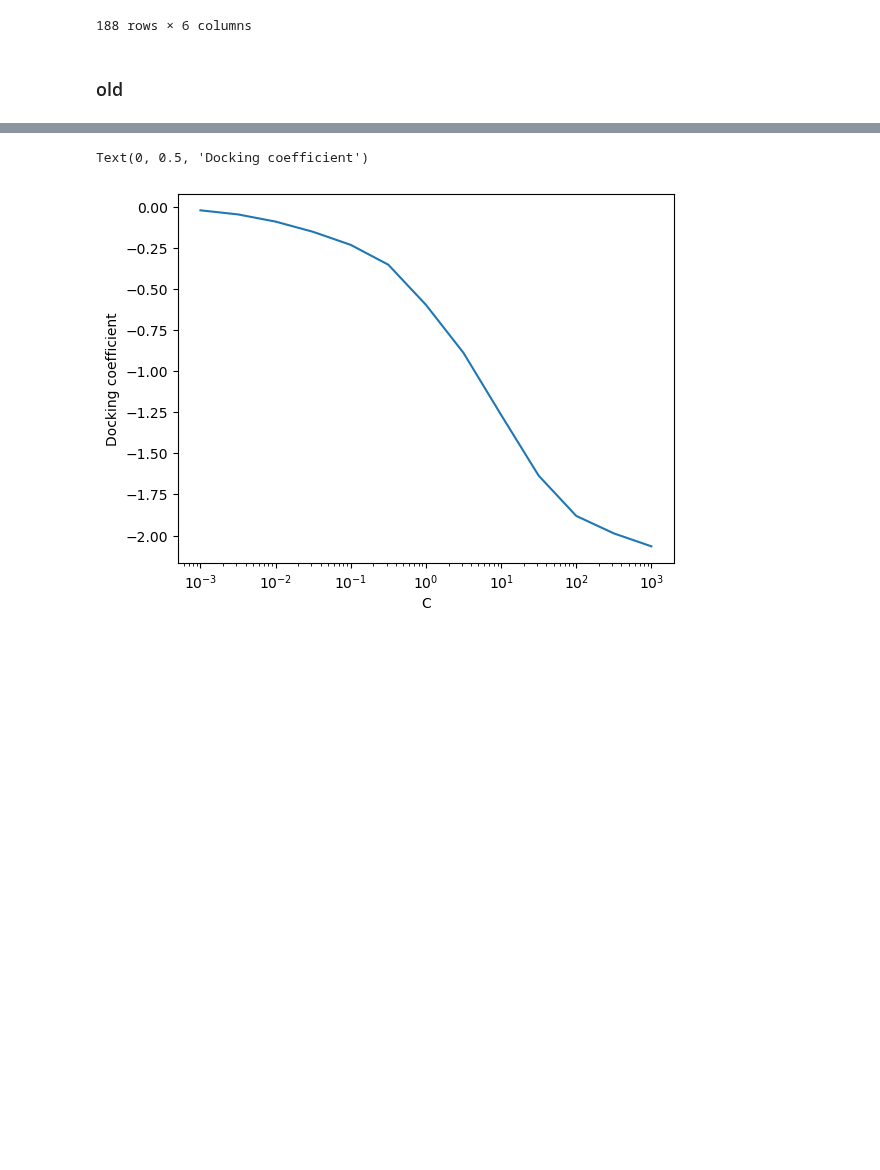
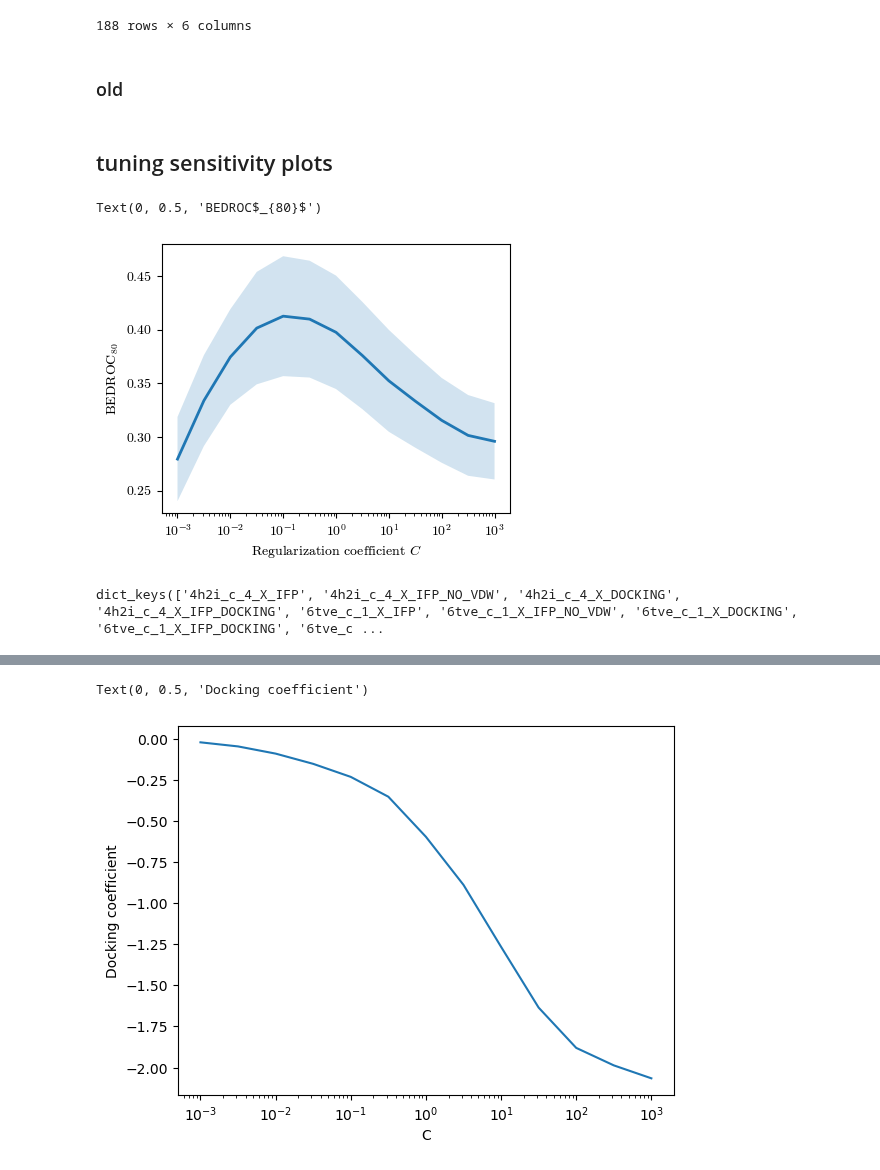
Before and after one commit to wesselporschen/montpellier-screen, a Jupyter notebook: prolif.ipynb, the cells around one changed output, grey strips where cells are left out. Saved outputs shown, nothing was run; the diff lists cells and outputs as text; code cells hidden in the pictures; blank space fills up the shorter version.

```diff
--- a/prolif.ipynb
+++ b/prolif.ipynb
@@ -1449,3 +1650,38 @@ all_coef_results_lasso['4h2i_c_4_X_IFP']
 
 #             all_results[dataset_name] = pd.DataFrame(results)
 #             all_coef_results[dataset_name] = coef_results
+# %% [markdown]
+## tuning sensitivity plots
+# %%
+df = all_tuning_results['4h2i_c_4_X_IFP_DOCKING']
+summary = (
+    df.groupby("C")
+      .agg(
+          mean=("BEDROC_80", "mean"),
+          std=("BEDROC_80", "std"),
+      )
+      .reset_index()
+)
+
+fig, ax = plt.subplots(figsize=(4.5, 3.5))
+
+ax.plot(summary["C"], summary["mean"], lw=2)
+ax.fill_between(
+    summary["C"],
+    summary["mean"] - summary["std"],
+    summary["mean"] + summary["std"],
+    alpha=0.2,
+)
+
+ax.set_xscale("log")
+ax.set_xlabel("Regularization coefficient $C$")
+ax.set_ylabel(r"BEDROC$_{80}$")
+# %% [output]
+Text(0, 0.5, 'BEDROC$_{80}$')
+[figure, added]
+# %%
+selected_models = ["4h2i_c_4_X_IFP_DOCKING", "6tve_c_1_X_IFP_DOCKING", "6tve_c_2_X_IFP_DOCKING"]
+
+selected_tunings = {k: all_tuning_results[k] for k in selected_models if k in all_tuning_results}
+# %% [output]
+dict_keys(['4h2i_c_4_X_IFP', '4h2i_c_4_X_IFP_NO_VDW', '4h2i_c_4_X_DOCKING', '4h2i_c_4_X_IFP_DOCKING', '6tve_c_1_X_IFP', '6tve_c_1_X_IFP_NO_VDW', '6tve_c_1_X_DOCKING', '6tve_c_1_X_IFP_DOCKING', '6tve_c ...
```
Also changed, not shown: parts of 15 cells of this notebook.
